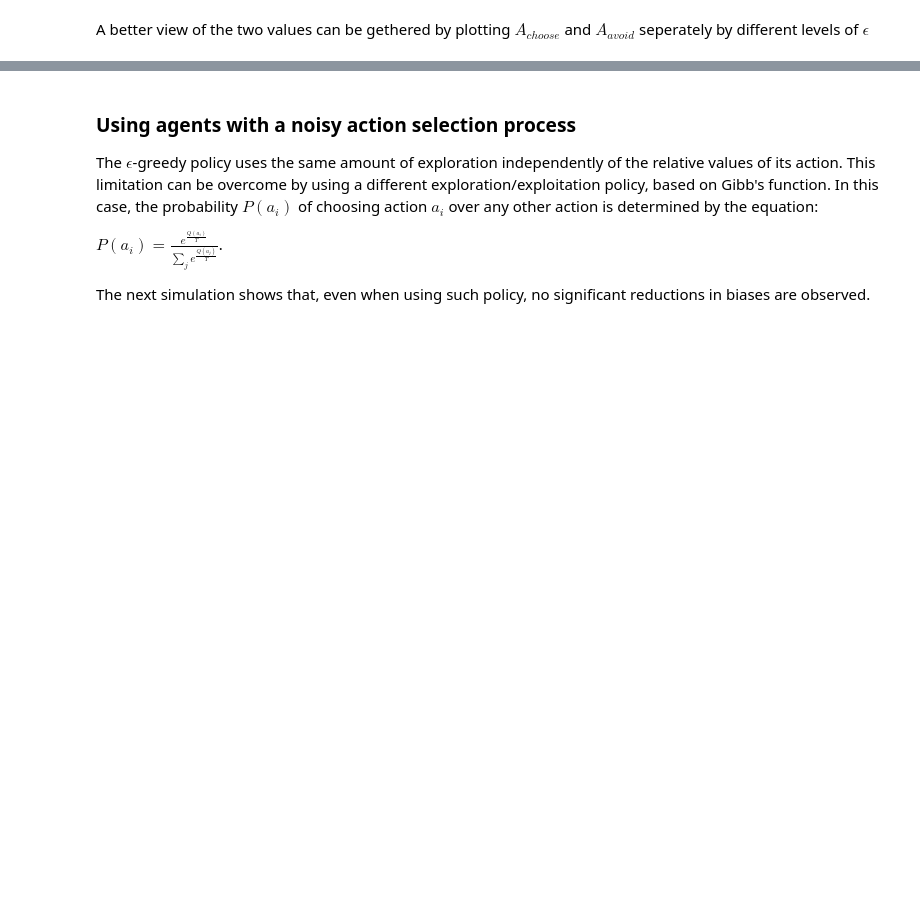
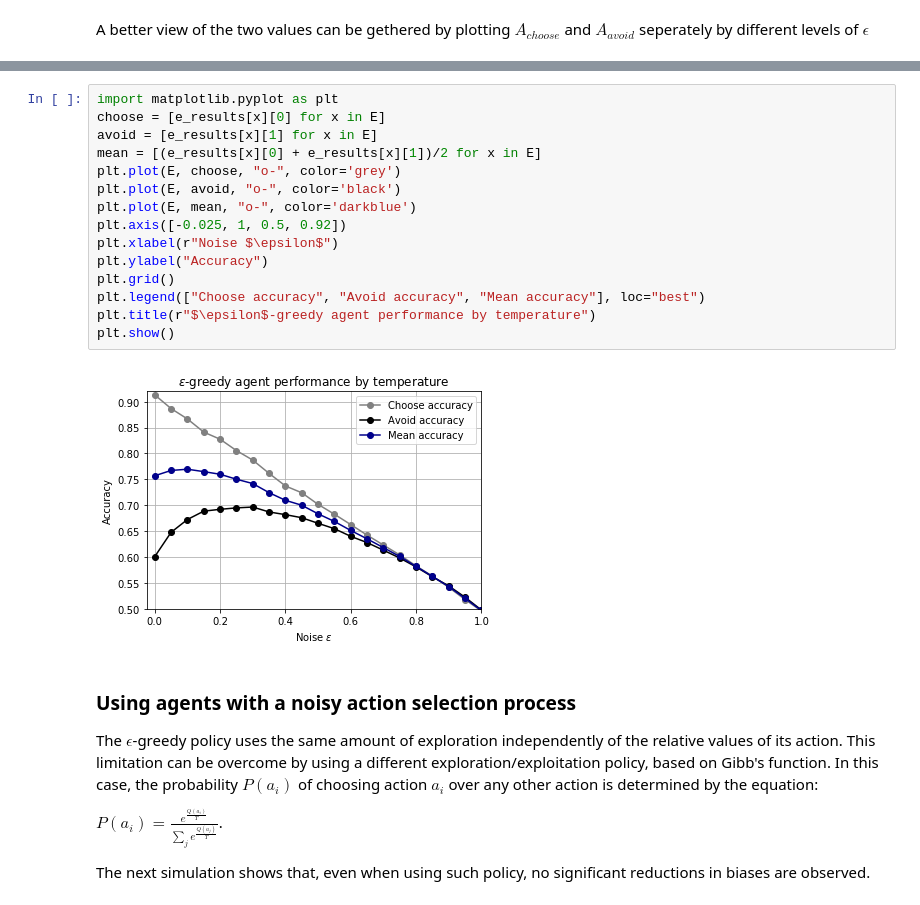
Before and after one commit to TheRealDrDre/RLBG, a Jupyter notebook: Simulations+Results.ipynb, the cells around one changed output, grey strips where cells are left out. Cells and saved outputs as stored; diff of their text form; blank space fills up the shorter version.

```diff
--- a/Simulations+Results.ipynb
+++ b/Simulations+Results.ipynb
@@ -132,3 +132,20 @@ plt.grid()
+# %%
+import matplotlib.pyplot as plt
+choose = [e_results[x][0] for x in E]
+avoid = [e_results[x][1] for x in E]
+mean = [(e_results[x][0] + e_results[x][1])/2 for x in E]
+plt.plot(E, choose, "o-", color='grey')
+plt.plot(E, avoid, "o-", color='black')
+plt.plot(E, mean, "o-", color='darkblue')
+plt.axis([-0.025, 1, 0.5, 0.92])
+plt.xlabel(r"Noise $\epsilon$")
+plt.ylabel("Accuracy")
+plt.grid()
+plt.legend(["Choose accuracy", "Avoid accuracy", "Mean accuracy"], loc="best")
+plt.title(r"$\epsilon$-greedy agent performance by temperature")
+plt.show()
+# %% [output]
+[figure, added]
 # %% [markdown]
 
 ### Using agents with a noisy action selection process
```
Also changed, not shown: parts of 14 cells of this notebook, 6 other files.
